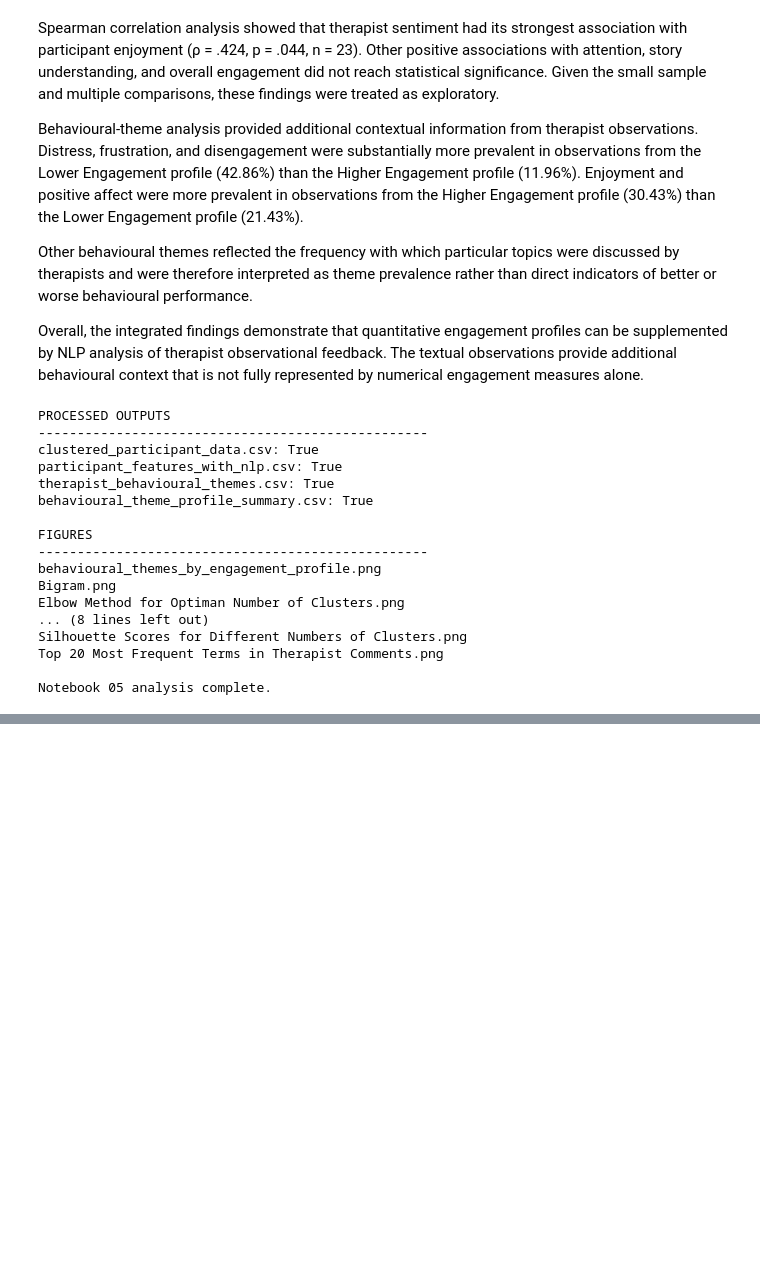
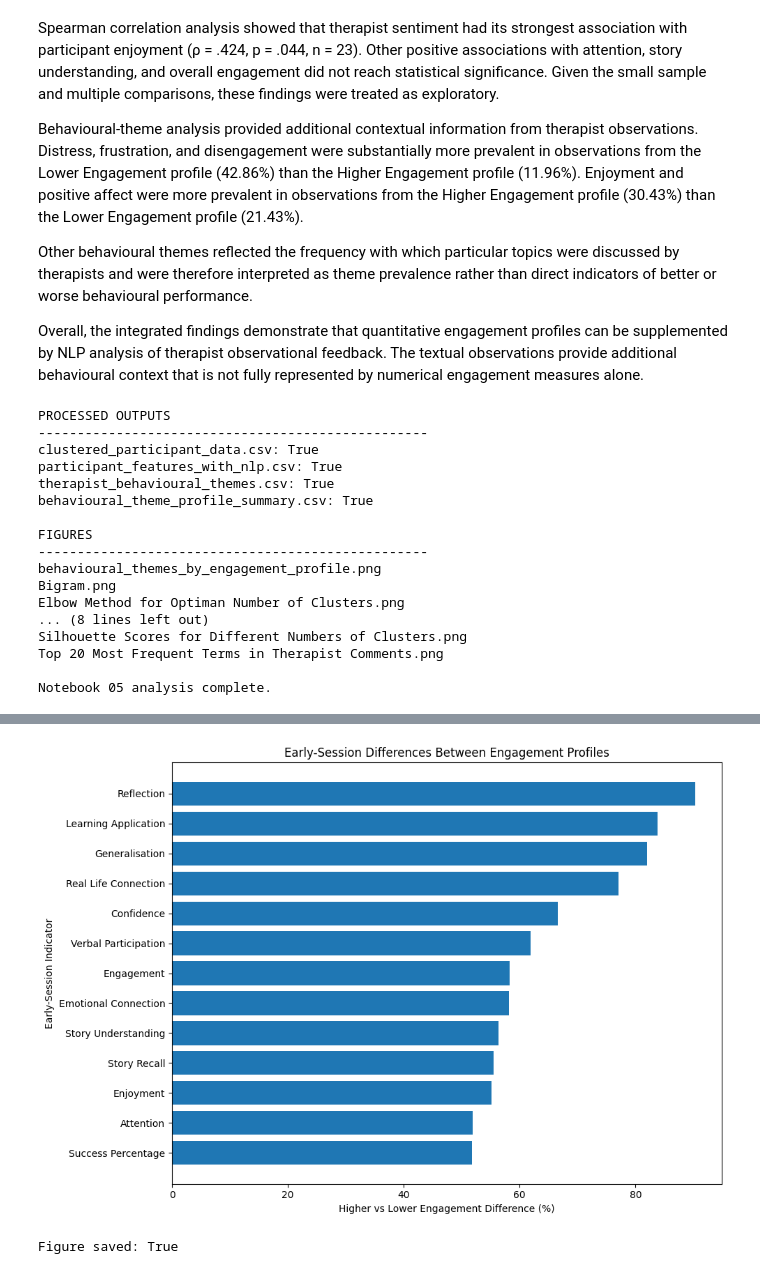
Before and after one commit to PuspitaGoswami/asd-interventions, a Jupyter notebook: notebooks/05_profile_interpretation.ipynb, the cells around one changed output, grey strips where cells are left out. Cells and saved outputs as stored; diff of their text form; code cells hidden in the pictures; blank space fills up the shorter version.

Commit message:
Add participant characteristics and early-session engagement analysis

```diff
--- a/notebooks/05_profile_interpretation.ipynb
+++ b/notebooks/05_profile_interpretation.ipynb
@@ -1702,0 +2133,18 @@ Notebook 05 analysis complete.
+# %%
+early_name_map = {
+    "How engaged was the participant during today's storytelling session?": "Early_Engagement",
+    "Did the participant demonstrate emotional connection?": "Early_Emotional_Connection",
+    "How would you rate the participant’s verbal participation?": "Early_Verbal_Participation",
+    "Did the participant maintain attention throughout the session?": "Early_Attention",
+    "Did the participant show any signs of enjoyment during the session?": "Early_Enjoyment",
+    "To what extent did the participant understand the story theme?": "Early_Story_Understanding",
+    "Did the participant apply the learning during the session?": "Early_Learning_Application",
+    "Do you feel that the participant is confident and has the potential to be able to apply this story in the real world after a session?": "Early_Confidence",
+    "Did the participant generalise the behaviour outside the story?": "Early_Generalisation",
+    "Did the participant recall or refer to a previous story or theme?": "Early_Story_Recall",
+    "Did the participant reflect on or comment about the theme after the story ended?": "Early_Reflection",
+    "Did the participant link the story to real-life experiences?": "Early_Real_Life_Connection",
+    "success_percentage_calculated": "Early_Success_Percentage"
+}
+
+early_features = early_features.rename(columns=early_name_map)
@@ -1702,0 +2265,47 @@ Notebook 05 analysis complete.
+# %%
+early_plot = early_test_results.copy()
+
+early_plot["Relative_Difference_Percent"] = (
+    (
+        early_plot["Higher_Mean"]
+        - early_plot["Lower_Mean"]
+    )
+    / early_plot["Higher_Mean"]
+) * 100
+
+early_plot = early_plot.sort_values(
+    "Relative_Difference_Percent"
+)
+
+labels = (
+    early_plot["Early_Indicator"]
+    .str.replace("Early_", "", regex=False)
+    .str.replace("_", " ", regex=False)
+)
+
+plt.figure(figsize=(10, 7))
+
+plt.barh(
+    labels,
+    early_plot["Relative_Difference_Percent"]
+)
+
+plt.xlabel("Higher vs Lower Engagement Difference (%)")
+plt.ylabel("Early-Session Indicator")
+plt.title("Early-Session Differences Between Engagement Profiles")
+
+plt.tight_layout()
+early_figure_path = (
+    figures_folder / "early_session_engagement_profile_differences.png"
+)
+
+plt.savefig(
+    early_figure_path,
+    dpi=300,
+    bbox_inches="tight"
+)
+plt.show()
+print("Figure saved:", early_figure_path.exists())
+# %% [output]
+[figure, added]
+Figure saved: True
```
Also changed, not shown: parts of 21 cells of this notebook.
